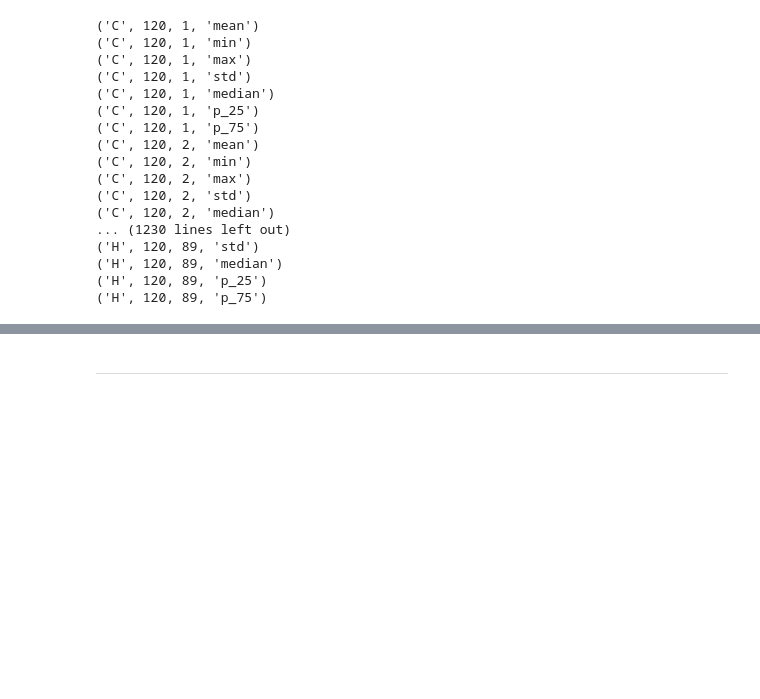
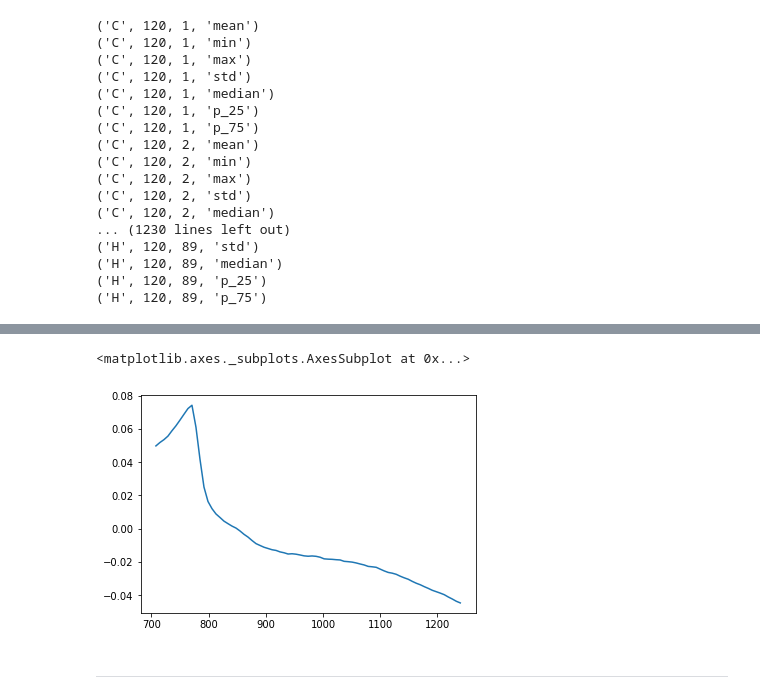
Before and after one commit to RafalKucharskiPK/MoblinoscPolonez, a Jupyter notebook: miary_curve.ipynb, the cells around one changed output, grey strips where cells are left out. Drawn from its saved outputs; the diff is of its cells as text; code cells hidden in the pictures; blank space fills up the shorter version.

```diff
--- a/miary_curve.ipynb
+++ b/miary_curve.ipynb
@@ -103,2 +125,7 @@ TypeError: cannot compare a dtyped [object] array with a scalar of type [bool]
+# %%
+res[(res['agg']=='mean') & (res.ch == 'H')].X.plot()
+# %% [output]
+<matplotlib.axes._subplots.AxesSubplot at 0x...>
+[figure, added]
 # %% [markdown]
 ----
```
Also changed, not shown: parts of 2 cells of this notebook.
